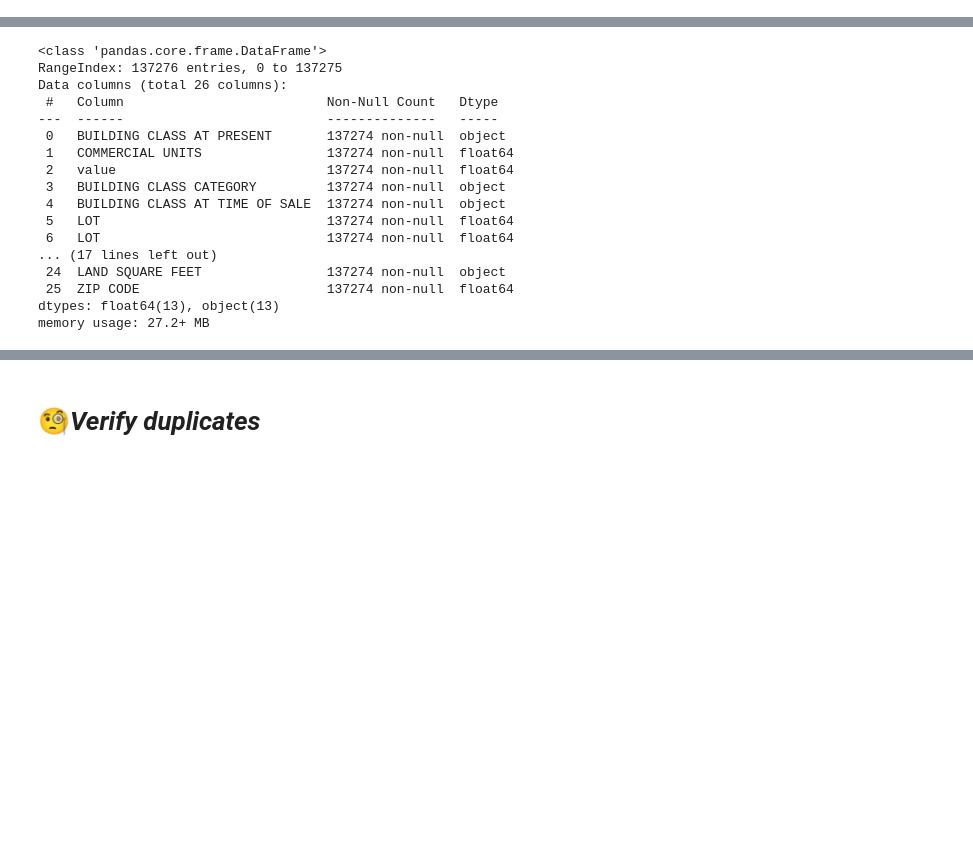
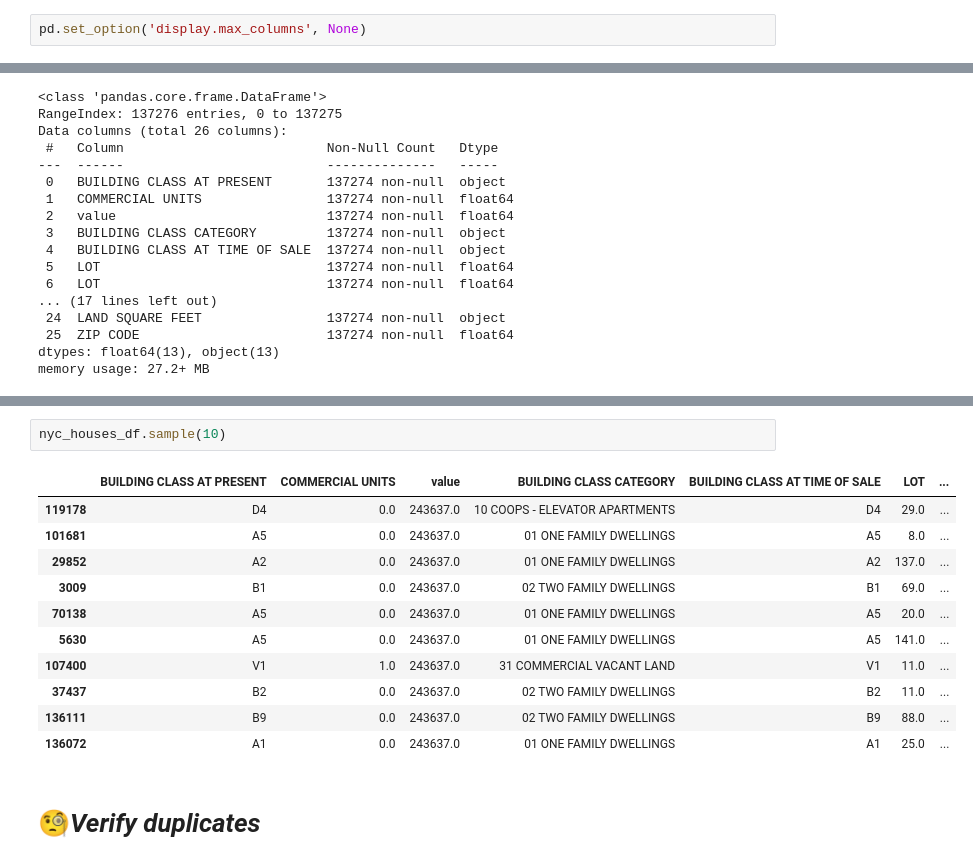
Before and after one commit to alejolondonm/NYC-houses, a Jupyter notebook: DataPreparation/initial-data-scan.ipynb, the cells around one changed output, grey strips where cells are left out. Drawn from its saved outputs; the diff is of its cells as text; blank space fills up the shorter version.

Commit message:
display max_columns added

```diff
--- a/DataPreparation/initial-data-scan.ipynb
+++ b/DataPreparation/initial-data-scan.ipynb
@@ -8,6 +8,8 @@ import pandas as pd
 import pyarrow as pa
 # %% [markdown]
 # 💾 ***Load data***
+# %%
+pd.set_option('display.max_columns', None)
 # %%
 # data directory path
 DATA_DIR = Path.cwd().resolve().parents[0] / "data"
@@ -73,3 +40,17 @@ display(second_half_sample)
+# %%
+nyc_houses_df.sample(10)
+# %% [output]
+|  | BUILDING CLASS AT PRESENT | COMMERCIAL UNITS | value | BUILDING CLASS CATEGORY | BUILDING CLASS AT TIME OF SALE | LOT | ... |
+| 119178 | D4 | 0.0 | 243637.0 | 10 COOPS - ELEVATOR APARTMENTS | D4 | 29.0 | ... |
+| 101681 | A5 | 0.0 | 243637.0 | 01 ONE FAMILY DWELLINGS | A5 | 8.0 | ... |
+| 29852 | A2 | 0.0 | 243637.0 | 01 ONE FAMILY DWELLINGS | A2 | 137.0 | ... |
+| 3009 | B1 | 0.0 | 243637.0 | 02 TWO FAMILY DWELLINGS | B1 | 69.0 | ... |
+| 70138 | A5 | 0.0 | 243637.0 | 01 ONE FAMILY DWELLINGS | A5 | 20.0 | ... |
+| 5630 | A5 | 0.0 | 243637.0 | 01 ONE FAMILY DWELLINGS | A5 | 141.0 | ... |
+| 107400 | V1 | 1.0 | 243637.0 | 31 COMMERCIAL VACANT LAND | V1 | 11.0 | ... |
+| 37437 | B2 | 0.0 | 243637.0 | 02 TWO FAMILY DWELLINGS | B2 | 11.0 | ... |
+| 136111 | B9 | 0.0 | 243637.0 | 02 TWO FAMILY DWELLINGS | B9 | 88.0 | ... |
+| 136072 | A1 | 0.0 | 243637.0 | 01 ONE FAMILY DWELLINGS | A1 | 25.0 | ... |
 # %% [markdown]
 # 🧐***Verify duplicates***
 # %%
```
Also changed, not shown: parts of 5 cells of this notebook, 1 other file.
